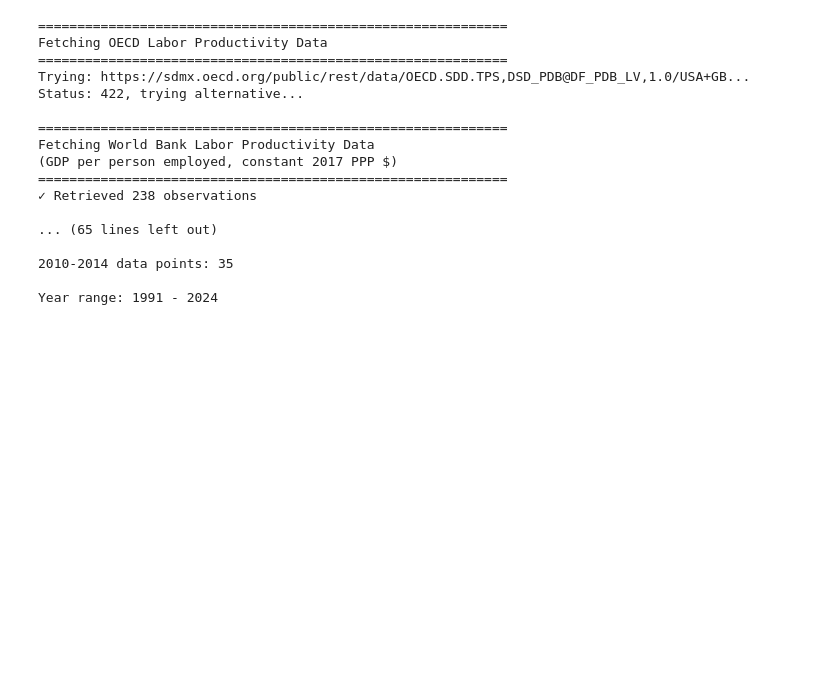
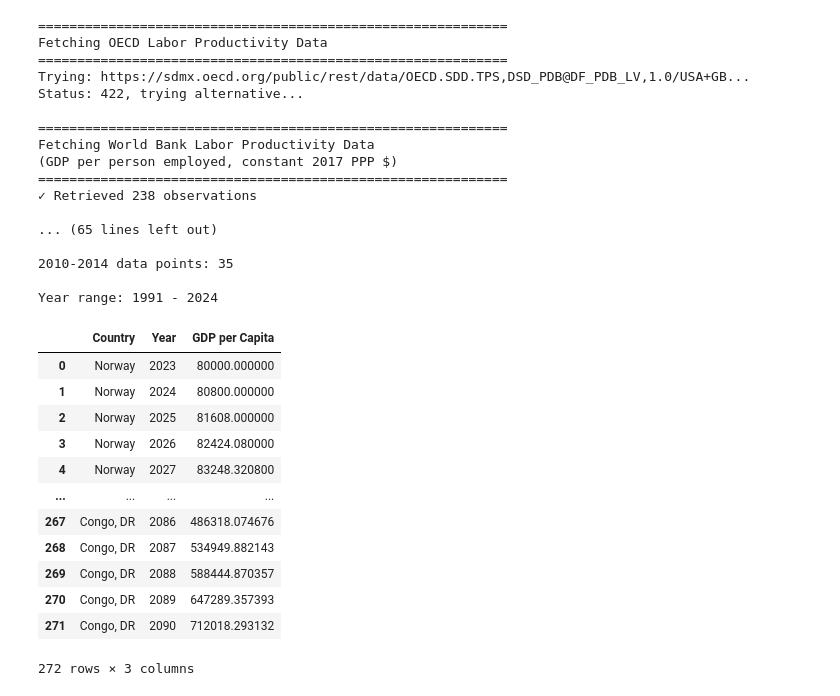
Before and after one commit to jhellingsdata/RADataHub, a Jupyter notebook: AGP Slides/Module 1/m1_data.ipynb, the cells around one changed output. Cells and saved outputs as stored; diff of their text form; code cells hidden in the pictures; blank space fills up the shorter version.

Commit message:
compound growth exercise

```diff
--- a/AGP Slides/Module 1/m1_data.ipynb
+++ b/AGP Slides/Module 1/m1_data.ipynb
@@ -1909,3 +1872,24 @@ Fetching World Bank Labor Productivity Data
 2010-2014 data points: 35
 
 Year range: 1991 - 2024
+# %%
+import pandas as pd
+import numpy as np
+
+countries = {
+    'Norway':    {'start_gdp': 80000, 'growth': 0.01},
+    'US':        {'start_gdp': 70000, 'growth': 0.02},
+    'China':     {'start_gdp': 20000, 'growth': 0.05},
+    'Congo, DR': {'start_gdp': 1200,  'growth': 0.10},
+}
+
+years = range(2023, 2091)
+
+rows = []
+for country, params in countries.items():
+    for year in years:
+        t = year - 2023
+        gdp = params['start_gdp'] * (1 + params['growth']) ** t
+        rows.append({'Country': country, 'Year': year, 'GDP per Capita': gdp})
+
+df = pd.DataFrame(rows)
@@ -1911,0 +1898,16 @@ Year range: 1991 - 2024
+# %%
+df
+# %% [output]
+|  | Country | Year | GDP per Capita |
+| 0 | Norway | 2023 | 80000.000000 |
+| 1 | Norway | 2024 | 80800.000000 |
+| 2 | Norway | 2025 | 81608.000000 |
+| 3 | Norway | 2026 | 82424.080000 |
+| 4 | Norway | 2027 | 83248.320800 |
+| ... | ... | ... | ... |
+| 267 | Congo, DR | 2086 | 486318.074676 |
+| 268 | Congo, DR | 2087 | 534949.882143 |
+| 269 | Congo, DR | 2088 | 588444.870357 |
+| 270 | Congo, DR | 2089 | 647289.357393 |
+| 271 | Congo, DR | 2090 | 712018.293132 |
+272 rows × 3 columns
```
Also changed, not shown: parts of 2 cells of this notebook, 2 other files.
